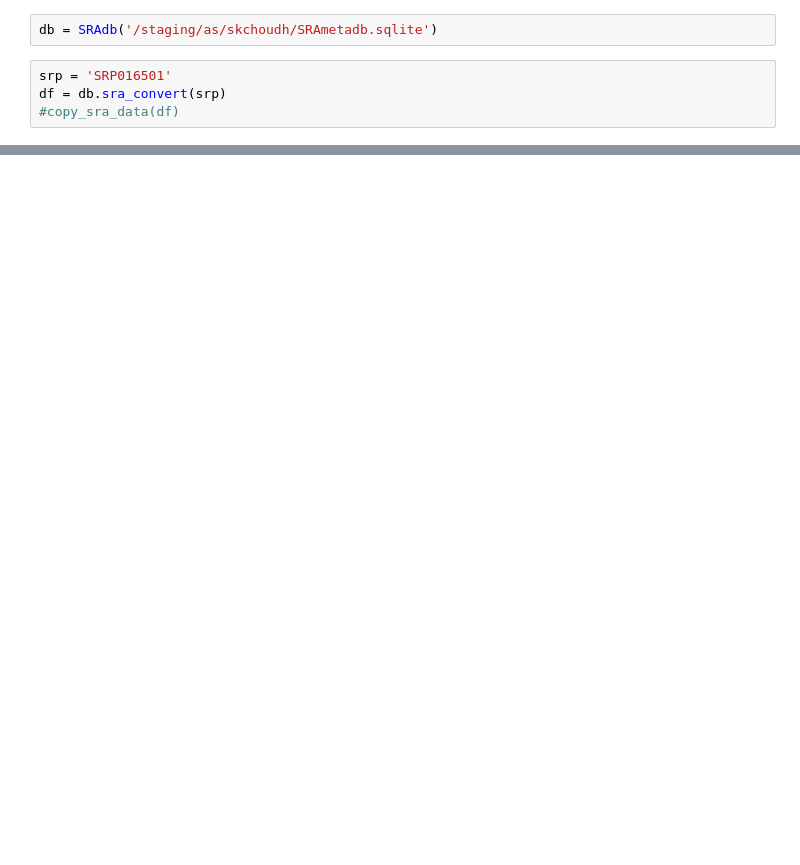
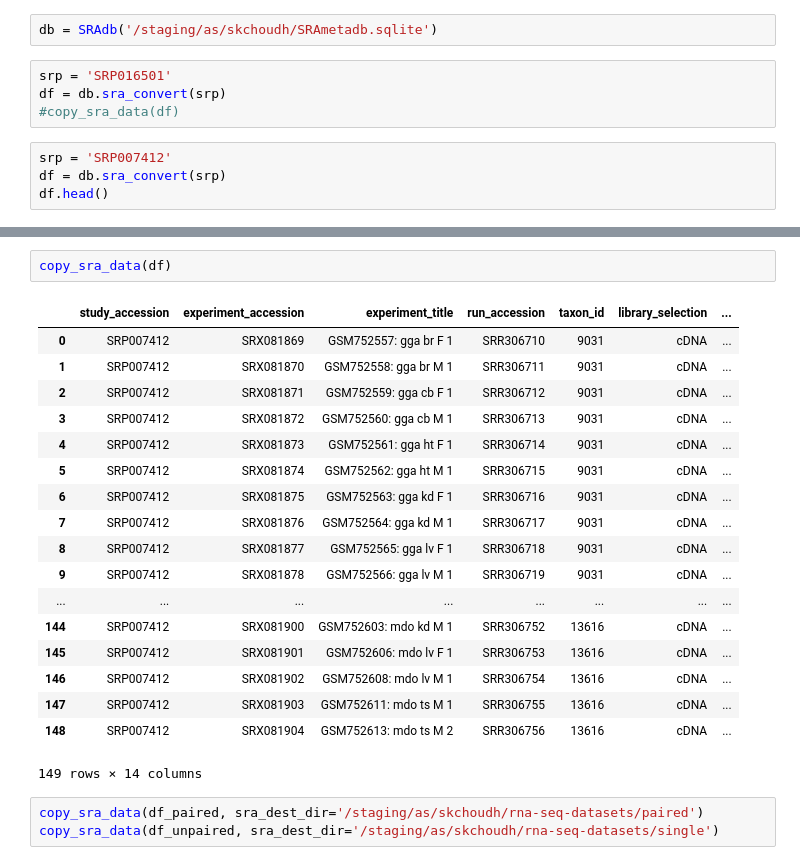
Before and after one commit to saketkc/EE-546-project, a Jupyter notebook: notebooks/08.SRA-parser.ipynb, the cells around one changed output, grey strips where cells are left out. Drawn from its saved outputs; the diff is of its cells as text; blank space fills up the shorter version.

```diff
--- a/notebooks/08.SRA-parser.ipynb
+++ b/notebooks/08.SRA-parser.ipynb
@@ -17,3 +235,7 @@ db = SRAdb('/staging/as/skchoudh/SRAmetadb.sqlite')
 srp = 'SRP016501'
 df = db.sra_convert(srp)
 #copy_sra_data(df)
+# %%
+srp = 'SRP007412'
+df = db.sra_convert(srp)
+df.head()
@@ -40,0 +480,24 @@ df[df.library_layout.str.contains('PAIRED')]
+# %%
+copy_sra_data(df)
+# %% [output]
+|  | study_accession | experiment_accession | experiment_title | run_accession | taxon_id | library_selection | ... |
+| 0 | SRP007412 | SRX081869 | GSM752557: gga br F 1 | SRR306710 | 9031 | cDNA | ... |
+| 1 | SRP007412 | SRX081870 | GSM752558: gga br M 1 | SRR306711 | 9031 | cDNA | ... |
+| 2 | SRP007412 | SRX081871 | GSM752559: gga cb F 1 | SRR306712 | 9031 | cDNA | ... |
+| 3 | SRP007412 | SRX081872 | GSM752560: gga cb M 1 | SRR306713 | 9031 | cDNA | ... |
+| 4 | SRP007412 | SRX081873 | GSM752561: gga ht F 1 | SRR306714 | 9031 | cDNA | ... |
+| 5 | SRP007412 | SRX081874 | GSM752562: gga ht M 1 | SRR306715 | 9031 | cDNA | ... |
+| 6 | SRP007412 | SRX081875 | GSM752563: gga kd F 1 | SRR306716 | 9031 | cDNA | ... |
+| 7 | SRP007412 | SRX081876 | GSM752564: gga kd M 1 | SRR306717 | 9031 | cDNA | ... |
+| 8 | SRP007412 | SRX081877 | GSM752565: gga lv F 1 | SRR306718 | 9031 | cDNA | ... |
+| 9 | SRP007412 | SRX081878 | GSM752566: gga lv M 1 | SRR306719 | 9031 | cDNA | ... |
+| ... | ... | ... | ... | ... | ... | ... | ... |
+| 144 | SRP007412 | SRX081900 | GSM752603: mdo kd M 1 | SRR306752 | 13616 | cDNA | ... |
+| 145 | SRP007412 | SRX081901 | GSM752606: mdo lv F 1 | SRR306753 | 13616 | cDNA | ... |
+| 146 | SRP007412 | SRX081902 | GSM752608: mdo lv M 1 | SRR306754 | 13616 | cDNA | ... |
+| 147 | SRP007412 | SRX081903 | GSM752611: mdo ts M 1 | SRR306755 | 13616 | cDNA | ... |
+| 148 | SRP007412 | SRX081904 | GSM752613: mdo ts M 2 | SRR306756 | 13616 | cDNA | ... |
+149 rows × 14 columns
+# %%
+copy_sra_data(df_paired, sra_dest_dir='/staging/as/skchoudh/rna-seq-datasets/paired')
+copy_sra_data(df_unpaired, sra_dest_dir='/staging/as/skchoudh/rna-seq-datasets/single')
```
Also changed, not shown: parts of 20 cells of this notebook, 2 other files.
